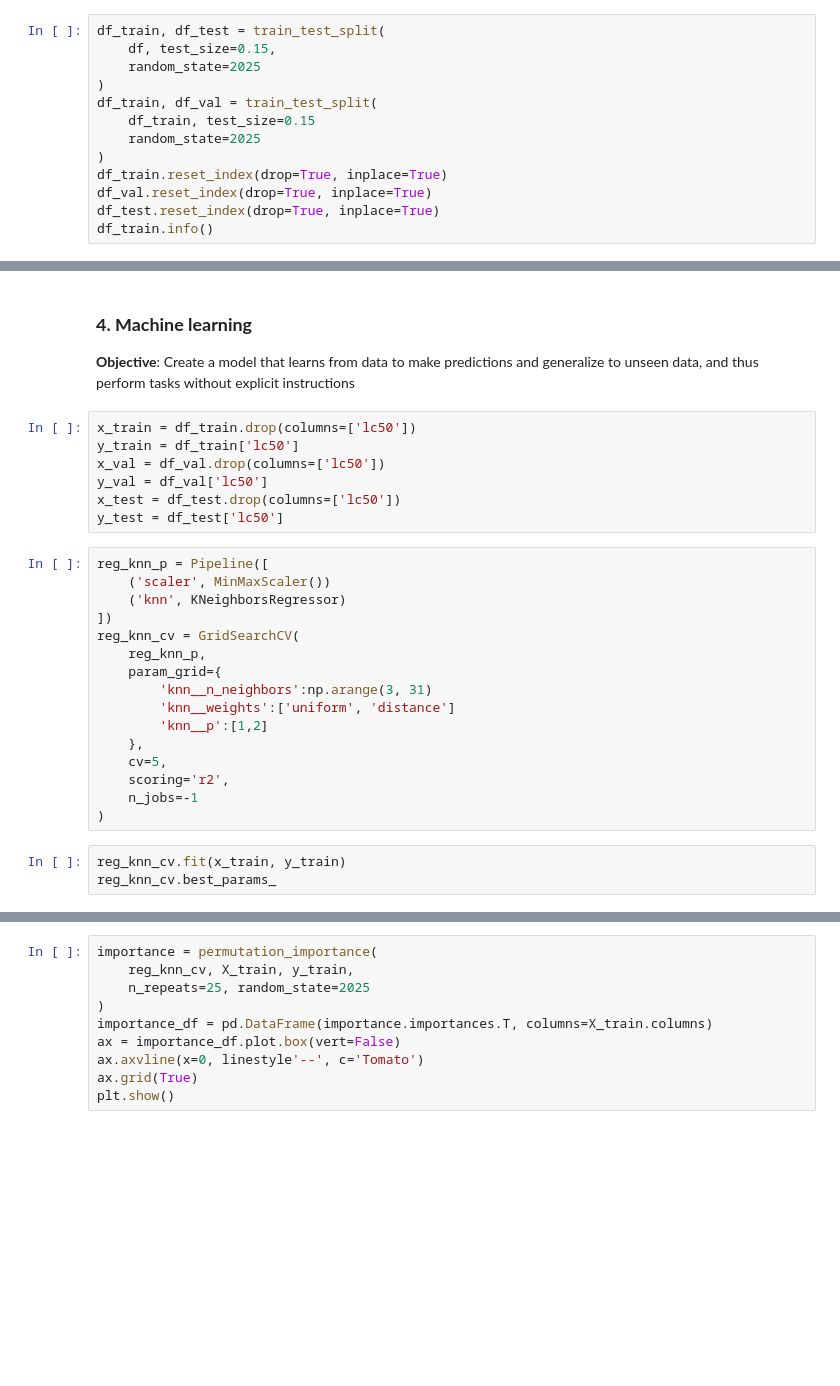
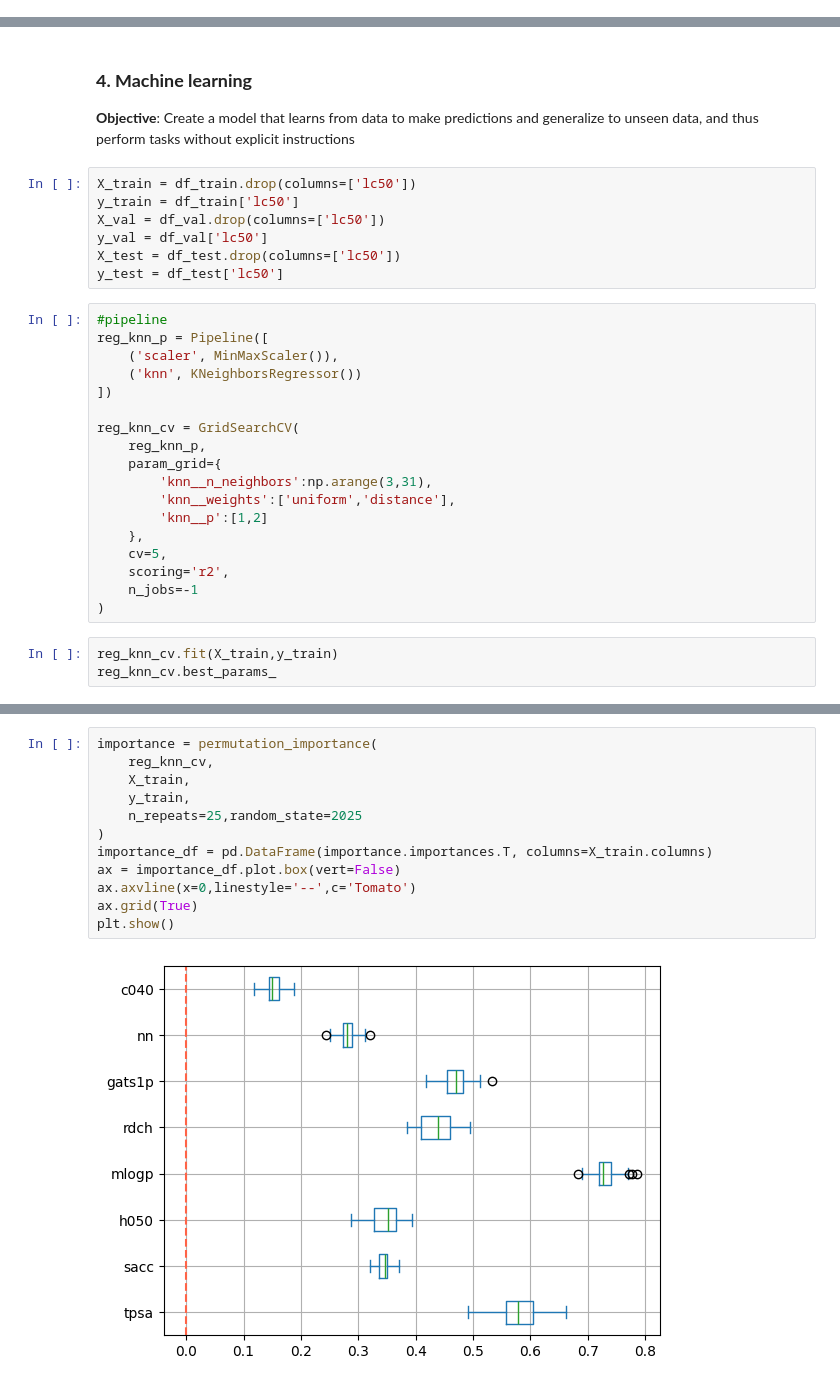
Before and after one commit to EstebanCordovaa/4geek_class, a Jupyter notebook: Notebooks/19_K_Nearest_Neighbors.ipynb, the cells around one changed output, grey strips where cells are left out. Cells and saved outputs as stored; diff of their text form; blank space fills up the shorter version.

```diff
--- a/Notebooks/19_K_Nearest_Neighbors.ipynb
+++ b/Notebooks/19_K_Nearest_Neighbors.ipynb
@@ -114,13 +116,0 @@ NameError: name 'df' is not defined
-# %%
-df_train, df_test = train_test_split(
-    df, test_size=0.15,
-    random_state=2025
-)
-df_train, df_val = train_test_split(
-    df_train, test_size=0.15
-    random_state=2025
-)
-df_train.reset_index(drop=True, inplace=True)
-df_val.reset_index(drop=True, inplace=True)
-df_test.reset_index(drop=True, inplace=True)
-df_train.info()
@@ -143,22 +148,24 @@ sns.heatmap(df_train.corr(), vmin=-1, vmax=1, cmap='RdBu', annot=True)
 ### **4. Machine learning**
 **Objective**: Create a model that learns from data to make predictions and generalize to unseen data, and thus perform tasks without explicit instructions
 # %%
-x_train = df_train.drop(columns=['lc50'])
+X_train = df_train.drop(columns=['lc50'])
 y_train = df_train['lc50']
-x_val = df_val.drop(columns=['lc50'])
+X_val = df_val.drop(columns=['lc50'])
 y_val = df_val['lc50']
-x_test = df_test.drop(columns=['lc50'])
+X_test = df_test.drop(columns=['lc50'])
 y_test = df_test['lc50']
 # %%
+#pipeline
 reg_knn_p = Pipeline([
-    ('scaler', MinMaxScaler())
-    ('knn', KNeighborsRegressor)
+    ('scaler', MinMaxScaler()),
+    ('knn', KNeighborsRegressor())
 ])
+
 reg_knn_cv = GridSearchCV(
     reg_knn_p,
     param_grid={
-        'knn__n_neighbors':np.arange(3, 31)
-        'knn__weights':['uniform', 'distance']
+        'knn__n_neighbors':np.arange(3,31),
+        'knn__weights':['uniform','distance'],
         'knn__p':[1,2]
     },
     cv=5,
@@ -166,5 +173,5 @@ reg_knn_cv = GridSearchCV(
     n_jobs=-1
 )
 # %%
-reg_knn_cv.fit(x_train, y_train)
+reg_knn_cv.fit(X_train,y_train)
 reg_knn_cv.best_params_
@@ -177,11 +192,15 @@ print(f'R2: {r2_score(y_val,y_hat_val):.2f}')
 # %%
 importance = permutation_importance(
-    reg_knn_cv, X_train, y_train,
-    n_repeats=25, random_state=2025
+    reg_knn_cv,
+    X_train,
+    y_train,
+    n_repeats=25,random_state=2025
 )
 importance_df = pd.DataFrame(importance.importances.T, columns=X_train.columns)
 ax = importance_df.plot.box(vert=False)
-ax.axvline(x=0, linestyle'--', c='Tomato')
+ax.axvline(x=0,linestyle='--',c='Tomato')
 ax.grid(True)
 plt.show()
+# %% [output]
+[figure, added]
 # %%
```
Also changed, not shown: parts of 22 cells of this notebook.
